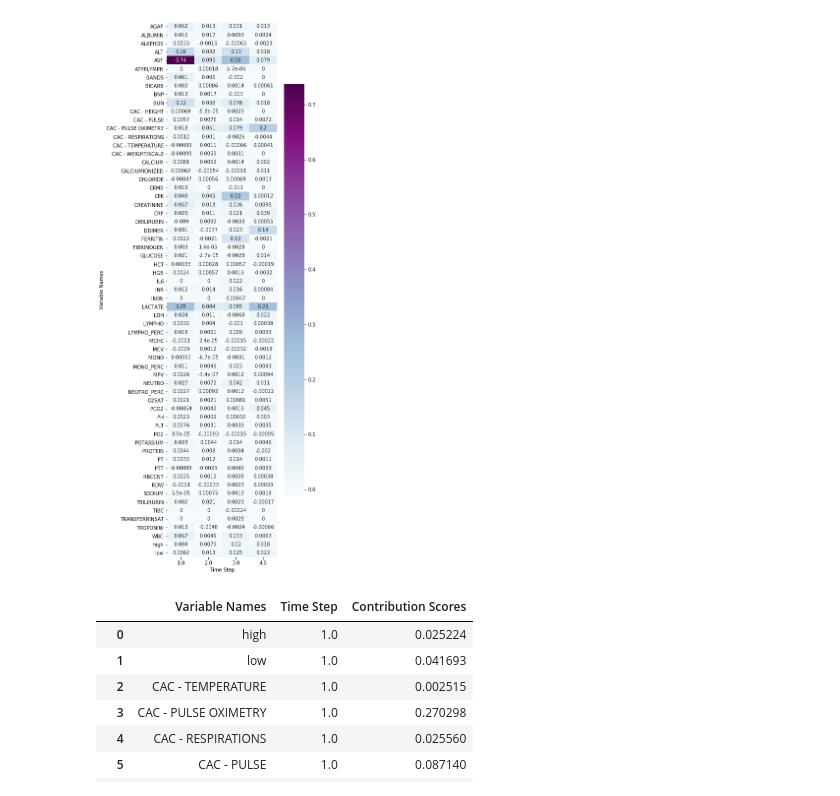
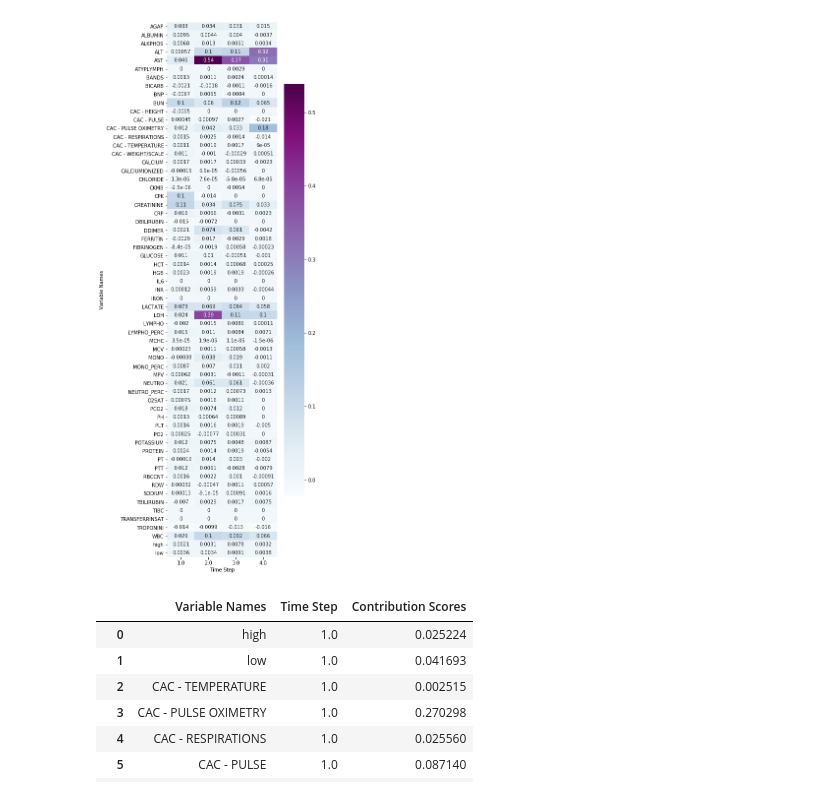
Before and after one commit to Tingyiwanyan/Contrastive_Learning_For_Covid, a Jupyter notebook: draw_heat_map.ipynb, the cells around one changed output. Drawn from its saved outputs; the diff is of its cells as text; code cells hidden in the pictures.

Commit message:
change to retain cl

```diff
--- a/draw_heat_map.ipynb
+++ b/draw_heat_map.ipynb
@@ -4,12 +4,12 @@ import numpy as np
 import matplotlib.pyplot as plt
 # %%
 import pandas as pd
-heat = pd.read_csv("3_6_percent_mortality_24h_retain_ce_heat_map.csv")
+heat = pd.read_csv("3_6_24h_mortalit_ce_retain.csv")
 heat_map = heat.pivot("Variable Names","Time Step","Contribution Scores")
 fig = plt.figure(figsize=(5,20))
 heat_ = sns.heatmap(heat_map,annot=True,cmap='BuPu')
 # %% [output]
-[figure, old version]
+[figure, new version]
 # %%
 heat
 # %% [output]
```
Also changed, not shown: 2 other files.
